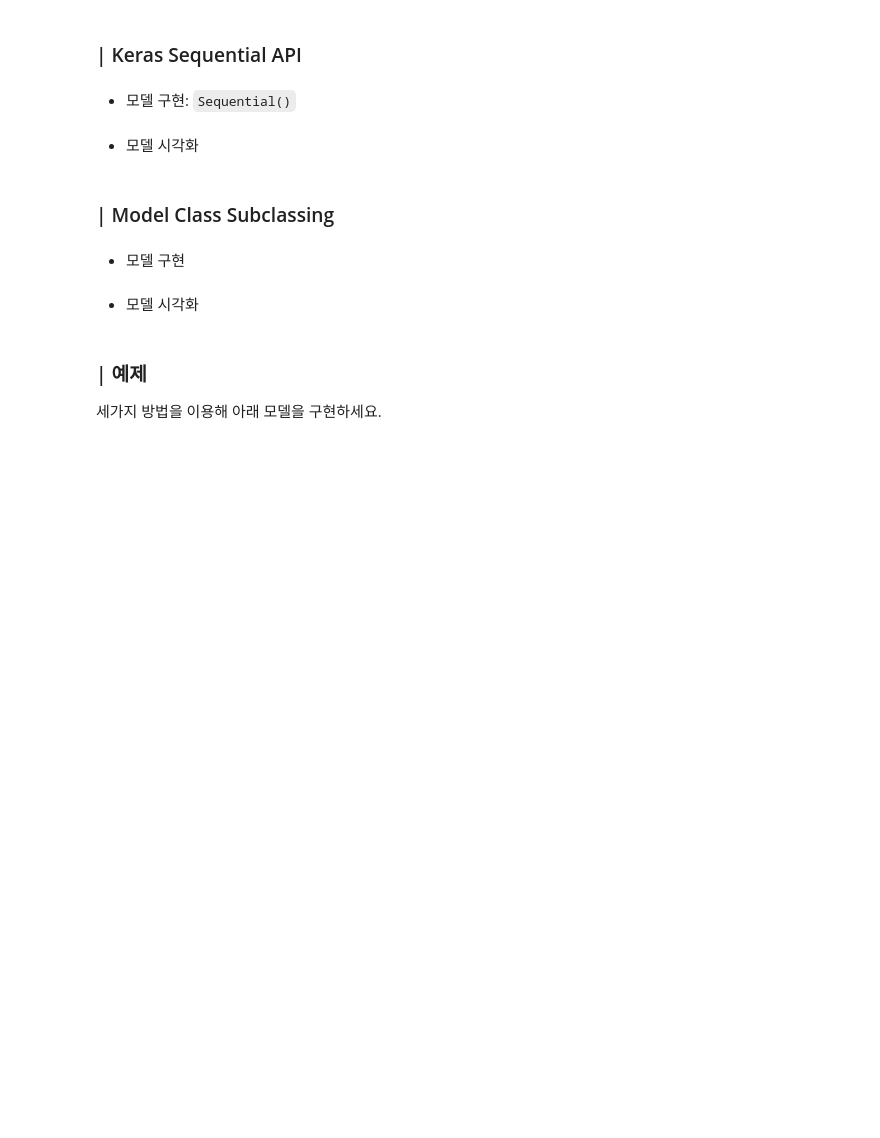
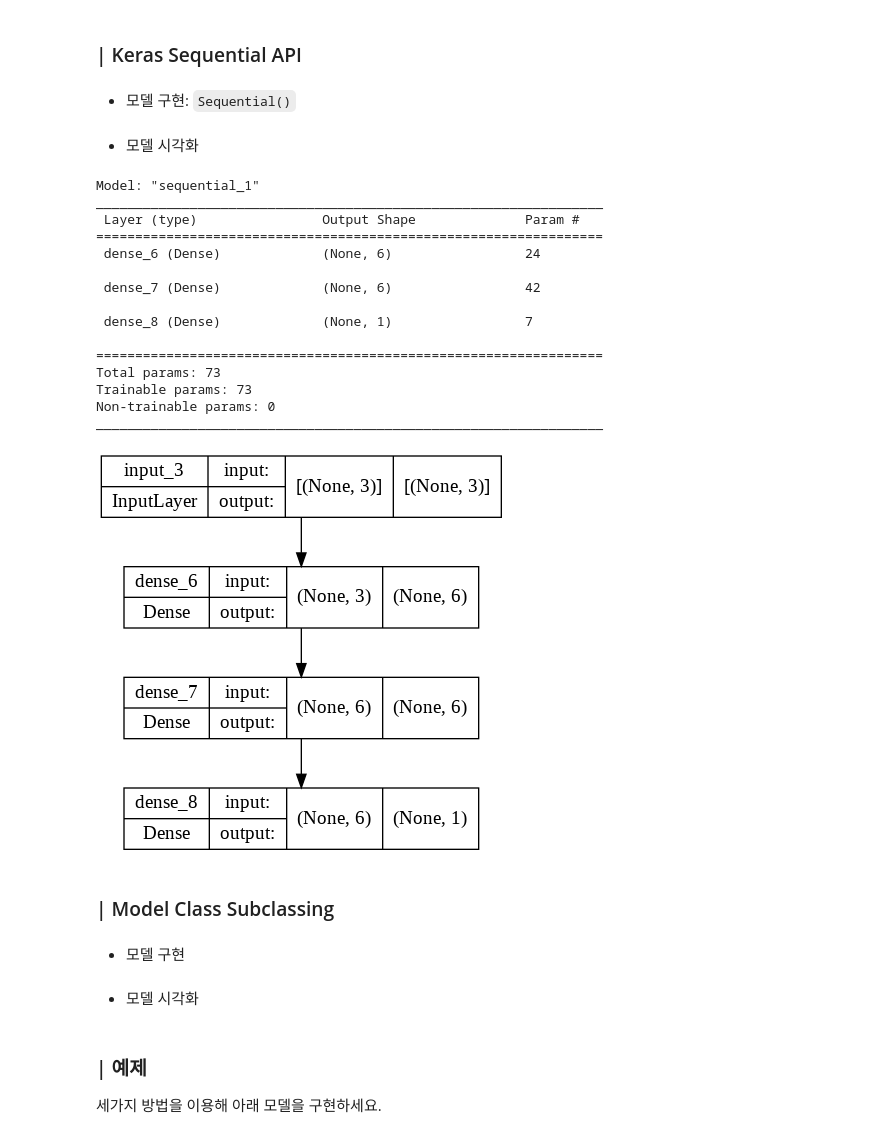
Before and after one commit to GETHUB55/SkillTreePython-DeepLearning, a Jupyter notebook: 01.딥러닝with텐서플로우-basic/ch01_02_DNN기초_텐서플로우를이용한모델링.ipynb, the cells around one changed output. Saved outputs shown, nothing was run; the diff lists cells and outputs as text; code cells hidden in the pictures; blank space fills up the shorter version.

```diff
--- a/01.딥러닝with텐서플로우-basic/ch01_02_DNN기초_텐서플로우를이용한모델링.ipynb
+++ b/01.딥러닝with텐서플로우-basic/ch01_02_DNN기초_텐서플로우를이용한모델링.ipynb
@@ -167,8 +206,34 @@ X는 랜덤한 숫자로 적용하세요. X의 샘플 개수는 10개 입니다.
 ### | Keras Sequential API
 # %% [markdown]
 * 모델 구현: `Sequential()`
+# %%
+model0 = tf.keras.Sequential() #모델 껍데기 만듦
+model0.add( layers.Input(shape=(3)))
+model0.add( layers.Dense((6)))
+model0.add( layers.Dense((6)))
+model0.add( layers.Dense((1)))
 # %% [markdown]
 * 모델 시각화
+# %%
+model0.summary()
+utils.plot_model(model0, show_shapes=True)
+# %% [output]
+Model: "sequential_1"
+_________________________________________________________________
+ Layer (type)                Output Shape              Param #
+=================================================================
+ dense_6 (Dense)             (None, 6)                 24
+
+ dense_7 (Dense)             (None, 6)                 42
+
+ dense_8 (Dense)             (None, 1)                 7
+
+=================================================================
+Total params: 73
+Trainable params: 73
+Non-trainable params: 0
+_________________________________________________________________
+[figure, added]
 # %% [markdown]
 ### | Model Class Subclassing
 # %% [markdown]
```
Also changed, not shown: parts of 9 cells of this notebook.
